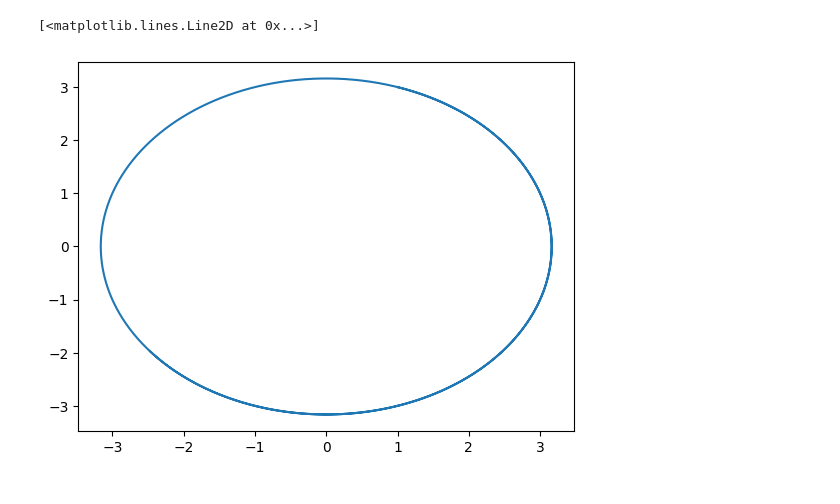
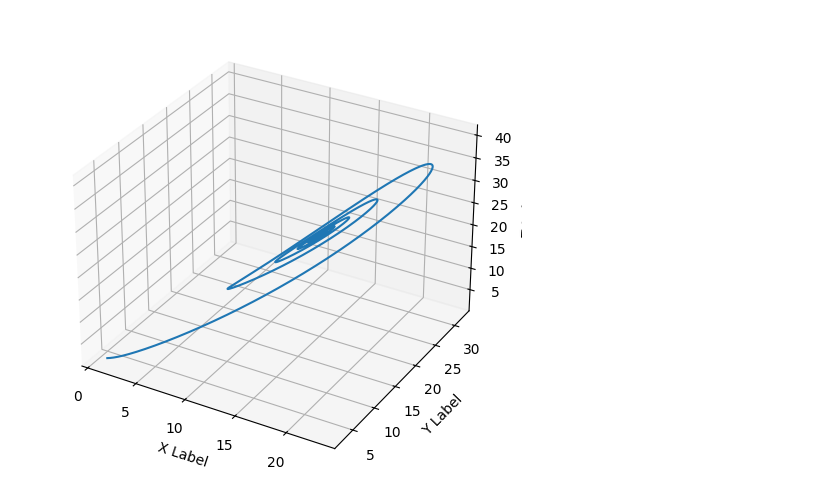
Before and after one commit to JacobKnox/Chaos-Theory, a Jupyter notebook: solver.ipynb, the cells around one changed output. Cells and saved outputs as stored; diff of their text form; code cells hidden in the pictures.

```diff
--- a/solver.ipynb
+++ b/solver.ipynb
@@ -3,41 +3,48 @@ import numpy as np
 from scipy.integrate import odeint
 import matplotlib.pyplot as plt
 
-def der(z: list, t, a: float, b: float, c: float, d: float) -> list:
+def der(initial_conditions: list, t, sigma, r, b) -> list:
     '''
     Returns a list of the values of the derivatives given the parameters
 
         Parameters:
-            z (list): List containing the initial conditions of x and y
+            initial_conditions (list): List containing the initial conditions of x and y
             t: Unused np.linspace parameter
-            a (float): Coefficient for the x term in the derivative of x
-            b (float): Coefficient for the y term in the derivative of x
-            c (float): Coefficient for the x term in the derivative of y
-            d (float): Coefficient for the y term in the derivative of y
+            params (list): List of the parameters
 
         Returns:
             dydt (list): List of the values of the derivates
     '''
 
 
-    x = z[0]
-    y = z[1]
-    dydt = [a * x + b * y, c * x + d * y]
+    x = initial_conditions[0]
+    y = initial_conditions[1]
+    z = initial_conditions[2]
+    dydt = [sigma * (y - x),
+            r * x - y - x * z,
+            x * y - b * z]
     return dydt
 # %%
-# Parameters
-a = 0
-b = 1
-c = -1
-d = 0
+# Parameters - sigma, r, b
+params = (10, 28, 10)
 # Initial Conditions
-x0 = [1, 3]
+x0 = [1, 3, 1]
 # Time interval and number of steps
 t = np.linspace(0, 10, 10000)
 # Solve
-sol = odeint(der, x0, t, args=(a, b, c, d))
+sol = odeint(der, x0, t, args=(params))
 # Plot
-plt.plot(sol[:, 0], sol[:, 1])
+# plt.plot(sol[:, 0], sol[:, 1])# Creating a 3D scatter plot
+
+fig = plt.figure()
+ax = fig.add_subplot(111, projection='3d')
+plt.plot(sol[:,0],sol[:,1],sol[:,2],)
+
+ax.set_xlabel('X Label')
+ax.set_ylabel('Y Label')
+ax.set_zlabel('Z Label')
+
+plt.tight_layout()
+plt.show()
 # %% [output]
-[<matplotlib.lines.Line2D at 0x...>]
-[figure, old version]
+[figure, new version]
```
